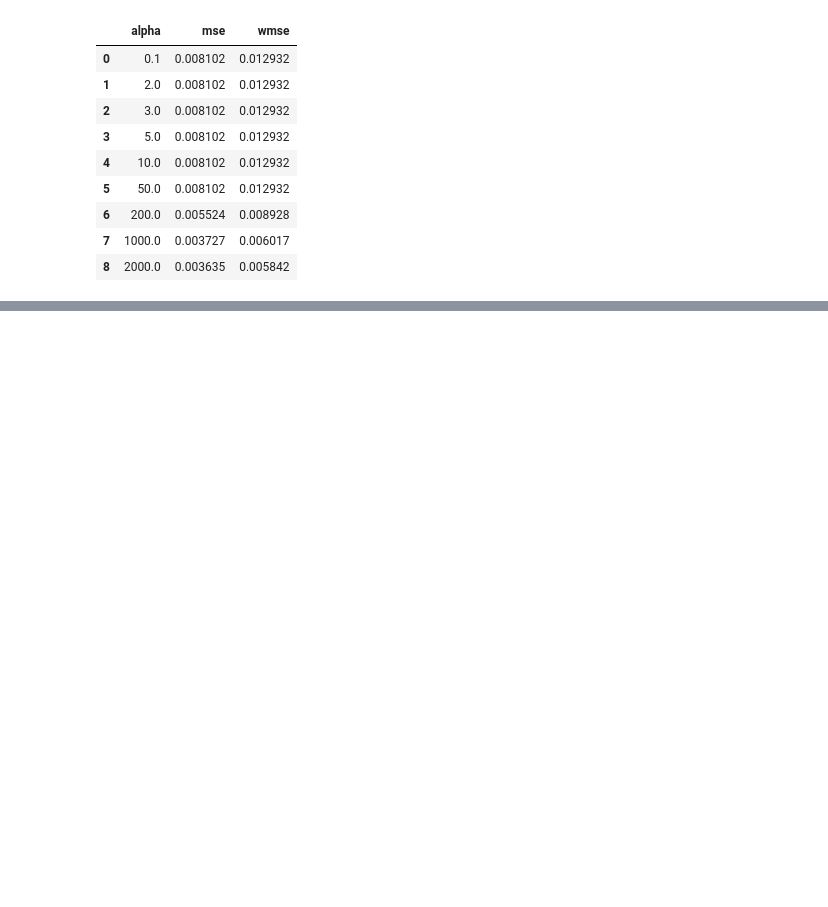
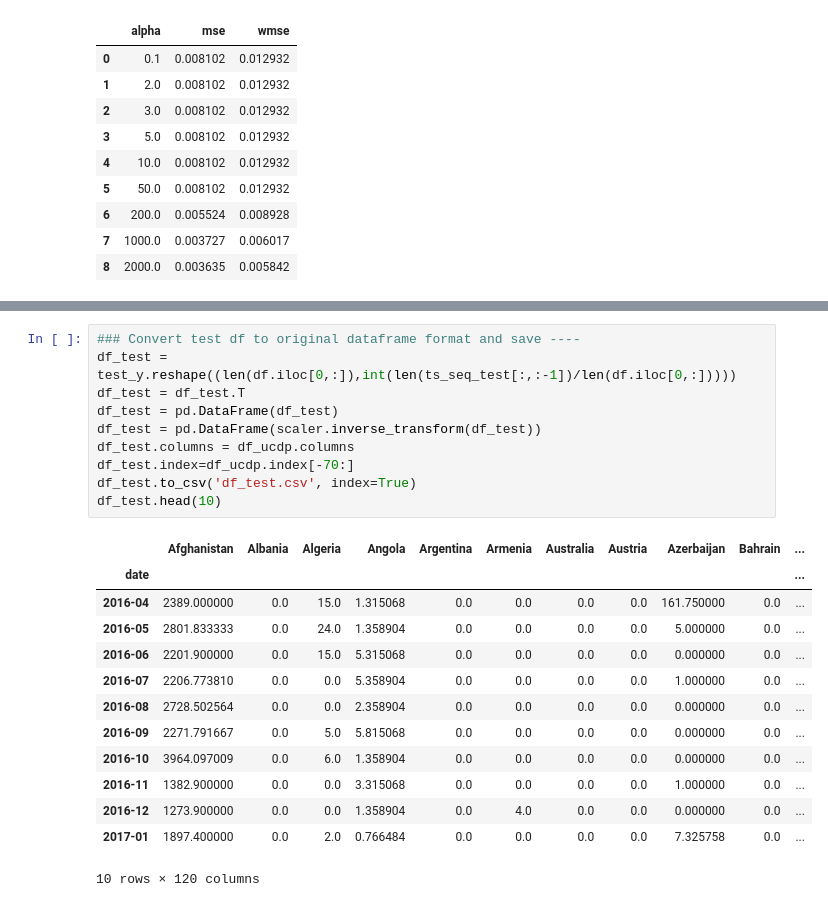
Before and after one commit to frankiiii/ml_project, a Jupyter notebook: 2_Linear_regression.ipynb, the cells around one changed output, grey strips where cells are left out. Saved outputs shown, nothing was run; the diff lists cells and outputs as text; blank space fills up the shorter version.

```diff
--- a/2_Linear_regression.ipynb
+++ b/2_Linear_regression.ipynb
@@ -126 +135,25 @@ df_lasso.head(10)
 10 rows × 120 columns
+# %%
+### Convert test df to original dataframe format and save ----
+df_test = test_y.reshape((len(df.iloc[0,:]),int(len(ts_seq_test[:,:-1])/len(df.iloc[0,:]))))
+df_test = df_test.T
+df_test = pd.DataFrame(df_test)
+df_test = pd.DataFrame(scaler.inverse_transform(df_test))
+df_test.columns = df_ucdp.columns
+df_test.index=df_ucdp.index[-70:]
+df_test.to_csv('df_test.csv', index=True)
+df_test.head(10)
+# %% [output]
+|  | Afghanistan | Albania | Algeria | Angola | Argentina | Armenia | Australia | Austria | Azerbaijan | Bahrain | ... |
+| date |  |  |  |  |  |  |  |  |  |  | ... |
+| 2016-04 | 2389.000000 | 0.0 | 15.0 | 1.315068 | 0.0 | 0.0 | 0.0 | 0.0 | 161.750000 | 0.0 | ... |
+| 2016-05 | 2801.833333 | 0.0 | 24.0 | 1.358904 | 0.0 | 0.0 | 0.0 | 0.0 | 5.000000 | 0.0 | ... |
+| 2016-06 | 2201.900000 | 0.0 | 15.0 | 5.315068 | 0.0 | 0.0 | 0.0 | 0.0 | 0.000000 | 0.0 | ... |
+| 2016-07 | 2206.773810 | 0.0 | 0.0 | 5.358904 | 0.0 | 0.0 | 0.0 | 0.0 | 1.000000 | 0.0 | ... |
+| 2016-08 | 2728.502564 | 0.0 | 0.0 | 2.358904 | 0.0 | 0.0 | 0.0 | 0.0 | 0.000000 | 0.0 | ... |
+| 2016-09 | 2271.791667 | 0.0 | 5.0 | 5.815068 | 0.0 | 0.0 | 0.0 | 0.0 | 0.000000 | 0.0 | ... |
+| 2016-10 | 3964.097009 | 0.0 | 6.0 | 1.358904 | 0.0 | 0.0 | 0.0 | 0.0 | 0.000000 | 0.0 | ... |
+| 2016-11 | 1382.900000 | 0.0 | 0.0 | 3.315068 | 0.0 | 0.0 | 0.0 | 0.0 | 1.000000 | 0.0 | ... |
+| 2016-12 | 1273.900000 | 0.0 | 0.0 | 1.358904 | 0.0 | 4.0 | 0.0 | 0.0 | 0.000000 | 0.0 | ... |
+| 2017-01 | 1897.400000 | 0.0 | 2.0 | 0.766484 | 0.0 | 0.0 | 0.0 | 0.0 | 7.325758 | 0.0 | ... |
+10 rows × 120 columns
```
Also changed, not shown: parts of 3 cells of this notebook, 7 other files.
